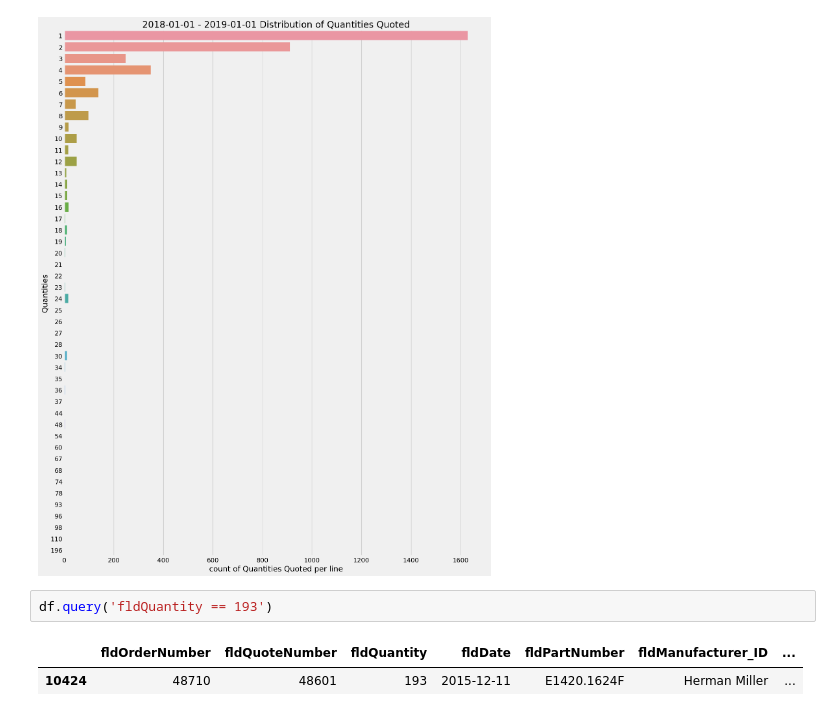
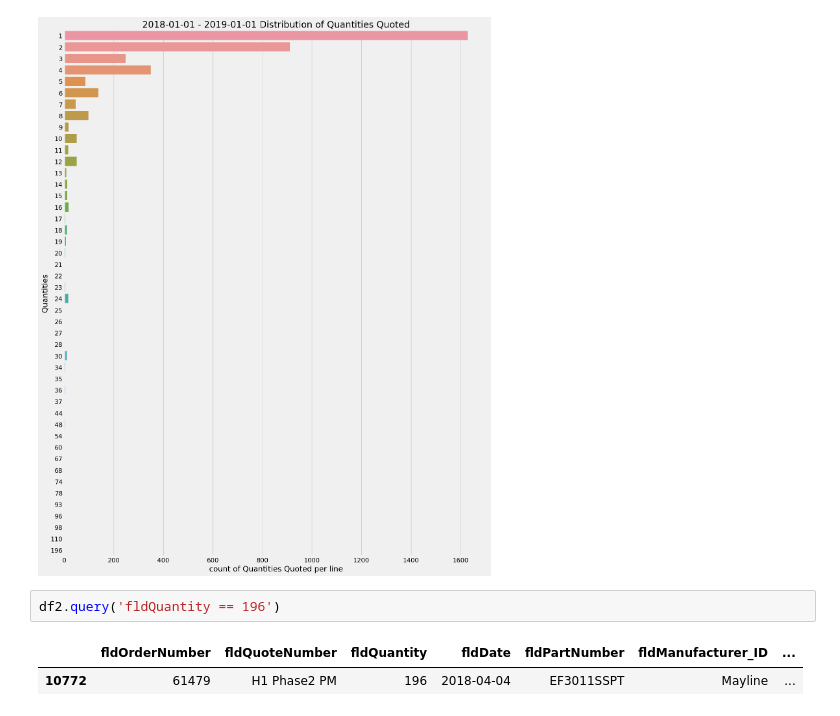
Before and after one commit to Alum-Truetime/OHMS_Data_Analysis, a Jupyter notebook: OHMS_Python/Capstone_Data_Analysis.ipynb, the cells around one changed output. Saved outputs shown, nothing was run; the diff lists cells and outputs as text.

Commit message:
corrected Query on code block 15 to reference correct Data Frame.

```diff
--- a/OHMS_Python/Capstone_Data_Analysis.ipynb
+++ b/OHMS_Python/Capstone_Data_Analysis.ipynb
@@ -135,7 +135,7 @@ plt.xlabel('count of Quantities Quoted per line')
 Text(0.5, 0, 'count of Quantities Quoted per line')
 [figure]
 # %%
-df.query('fldQuantity == 193')
+df2.query('fldQuantity == 196')
 # %% [output]
 |  | fldOrderNumber | fldQuoteNumber | fldQuantity | fldDate | fldPartNumber | fldManufacturer_ID | ... |
-| 10424 | 48710 | 48601 | 193 | 2015-12-11 | E1420.1624F | Herman Miller | ... |
+| 10772 | 61479 | H1 Phase2 PM | 196 | 2018-04-04 | EF3011SSPT | Mayline | ... |
```
